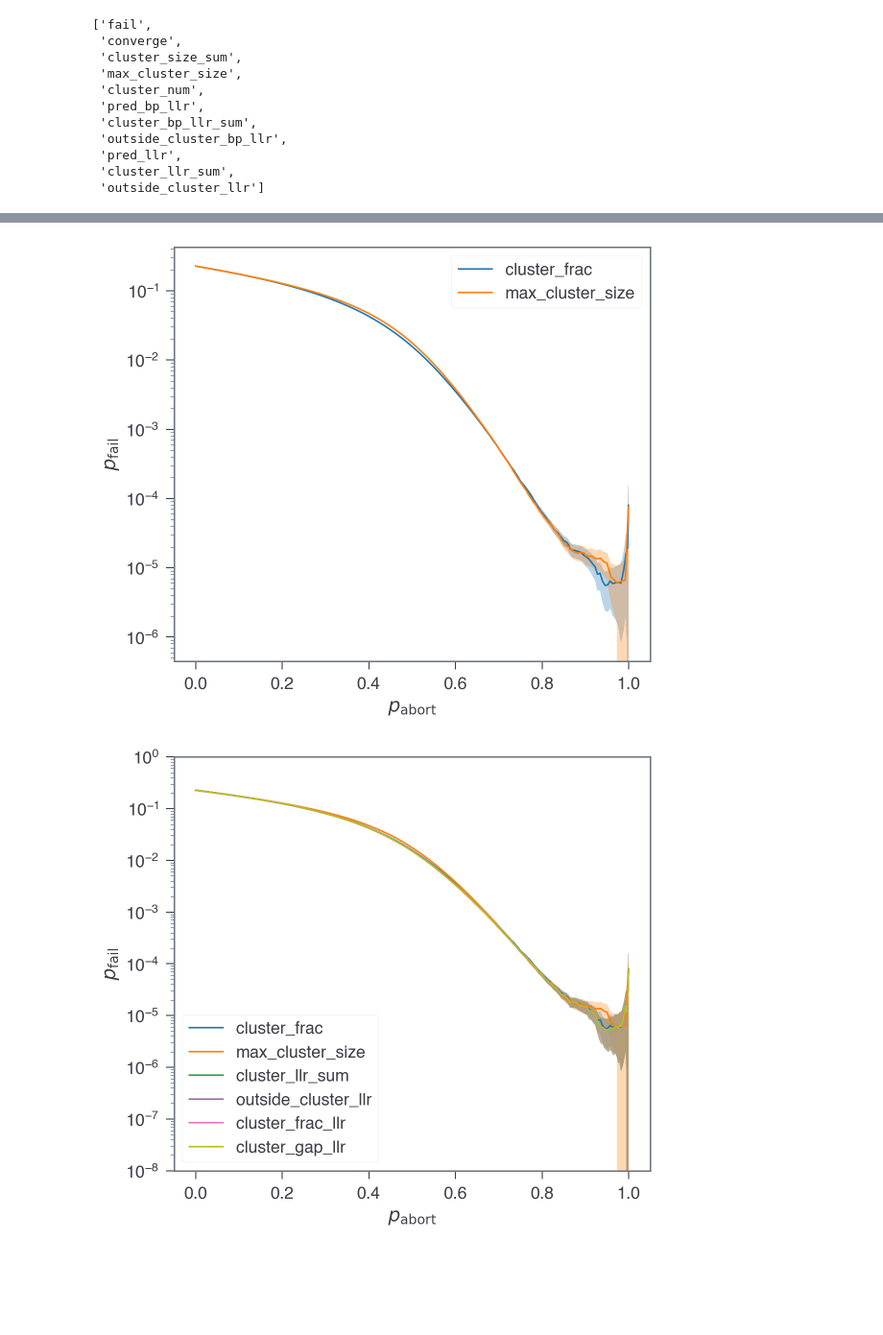
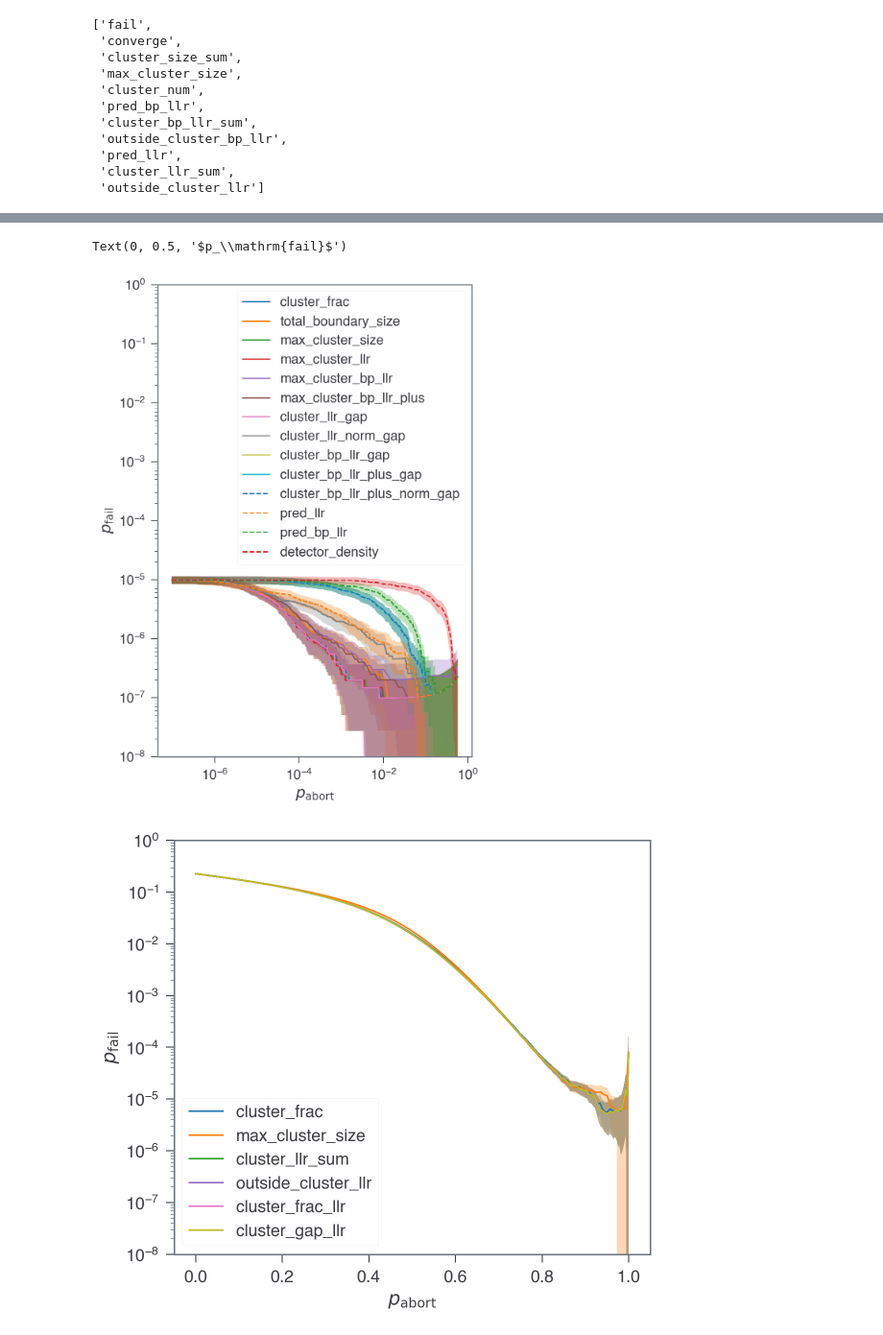
Before and after one commit to seokhyung-lee/ldpc-post-selection, a Jupyter notebook: simulations/analysis/bb_code_analysis_criteria_comparison.ipynb, the cells around one changed output, grey strips where cells are left out. Shown at 96% size. Drawn from its saved outputs; the diff is of its cells as text; code cells hidden in the pictures; blank space fills up the shorter version.

```diff
--- a/simulations/analysis/bb_code_analysis_criteria_comparison.ipynb
+++ b/simulations/analysis/bb_code_analysis_criteria_comparison.ipynb
@@ -75,17 +75,19 @@ from simulations.analysis.collect_bb_simulation_data import aggregate_data
 ascending_confidences = {
     "cluster_frac": False,
     # "cluster_num": False,
+    "total_boundary_size": False,
     "max_cluster_size": False,
-    # "cluster_llr_sum": False,
-    # "cluster_bp_llr_sum": False,
-    # "outside_cluster_llr": True,
-    # "outside_cluster_bp_llr": True,
-    # "cluster_frac_llr": False,
-    # "cluster_frac_bp_llr": False,
-    # "cluster_gap_llr": True,
-    # "cluster_gap_bp_llr": True,
-    # "pred_bp_llr": False,
-    # "pred_llr": False,
+    "max_cluster_llr": False,
+    "max_cluster_bp_llr": False,
+    "max_cluster_bp_llr_plus": False,
+    "cluster_llr_gap": True,
+    "cluster_llr_norm_gap": True,
+    "cluster_bp_llr_gap": True,
+    "cluster_bp_llr_plus_gap": True,
+    "cluster_bp_llr_plus_norm_gap": True,
+    "pred_llr": False,
+    "pred_bp_llr": False,
+    "detector_density": False,
 }
 
 df_agg_dict = {}
@@ -96,7 +98,7 @@ for by, ascending_confidence in ascending_confidences.items():
     df_agg = aggregate_data(
         by=by,
         n=144,
-        p=0.005,
+        p=0.001,
         num_hist_bins=10000,
         ascending_confidence=ascending_confidence,
         verbose=False,
@@ -152,30 +181,35 @@ def error_band_plot(data, x, y, delta_y, ax=None, color=None, alpha=0.3, **kwarg
         color=color,
     )
 # %%
+fig, ax = plt.subplots(figsize=(DFT_FIG_WIDTH, 8))
+
 i = 0
 for by, df_ps in df_ps_dict.items():
     error_band_plot(
         df_ps,
         "p_abort_conv",
         "p_fail_conv",
         "delta_p_fail_conv",
         color=COLORS(i % 10),
         linestyle="-" if i < 10 else "--",
         label=by,
+        ax=ax,
     )
     i += 1
 
-# plt.xscale("log")
+ax.set_xscale("log")
 # plt.xlim(0, 1)
-plt.yscale("log")
-plt.legend()
-# plt.ylim(1e-6, 1)
+ax.set_yscale("log")
+ax.legend()
+ax.set_ylim(1e-8, 1)
 
-plt.xlabel(r"$p_\mathrm{abort}$")
-plt.ylabel(r"$p_\mathrm{fail}$")
-plt.show()
+ax.set_xlabel(r"$p_\mathrm{abort}$")
+ax.set_ylabel(r"$p_\mathrm{fail}$")
+
+fig.tight_layout()
 # %% [output]
+Text(0, 0.5, '$p_\\mathrm{fail}$')
-[figure, old version]
+[figure, new version]
 # %%
 i = 0
 for by, df_ps in df_ps_dict.items():
```
Also changed, not shown: parts of 1 cell of this notebook, 2 other files.
